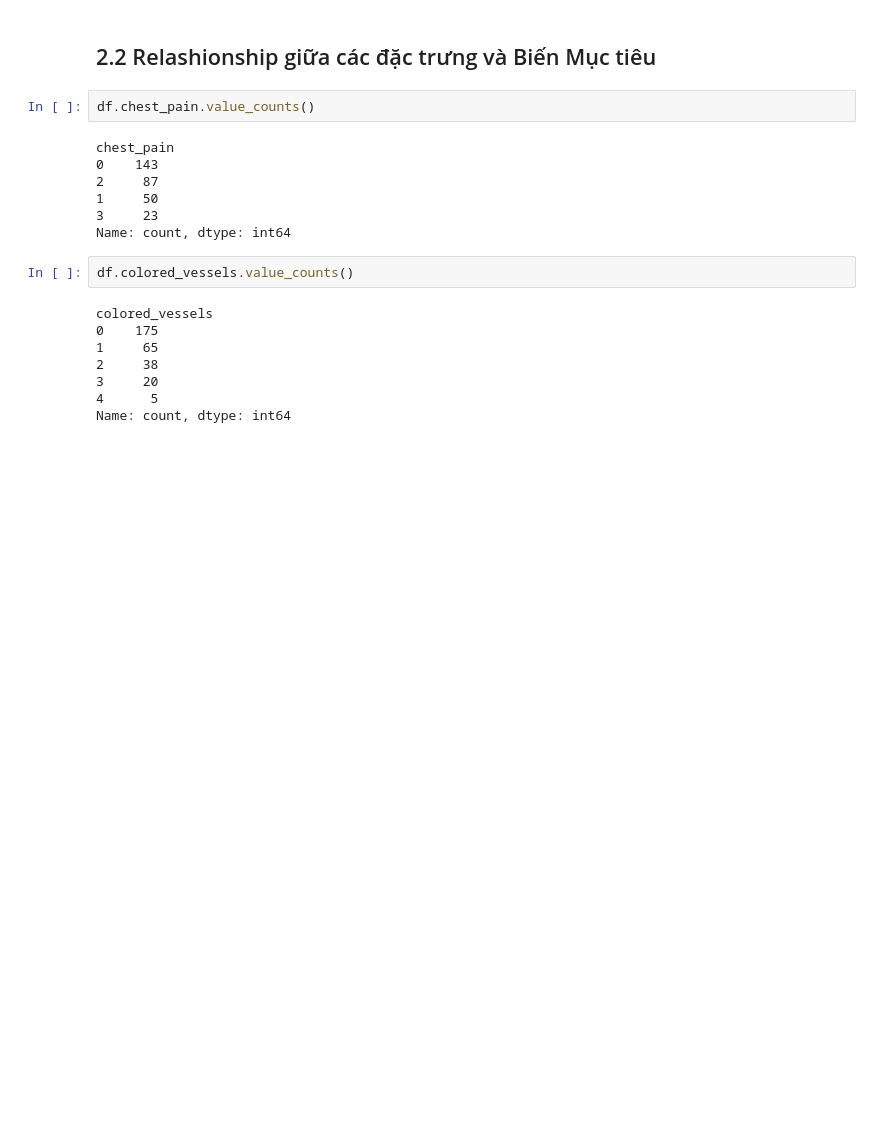
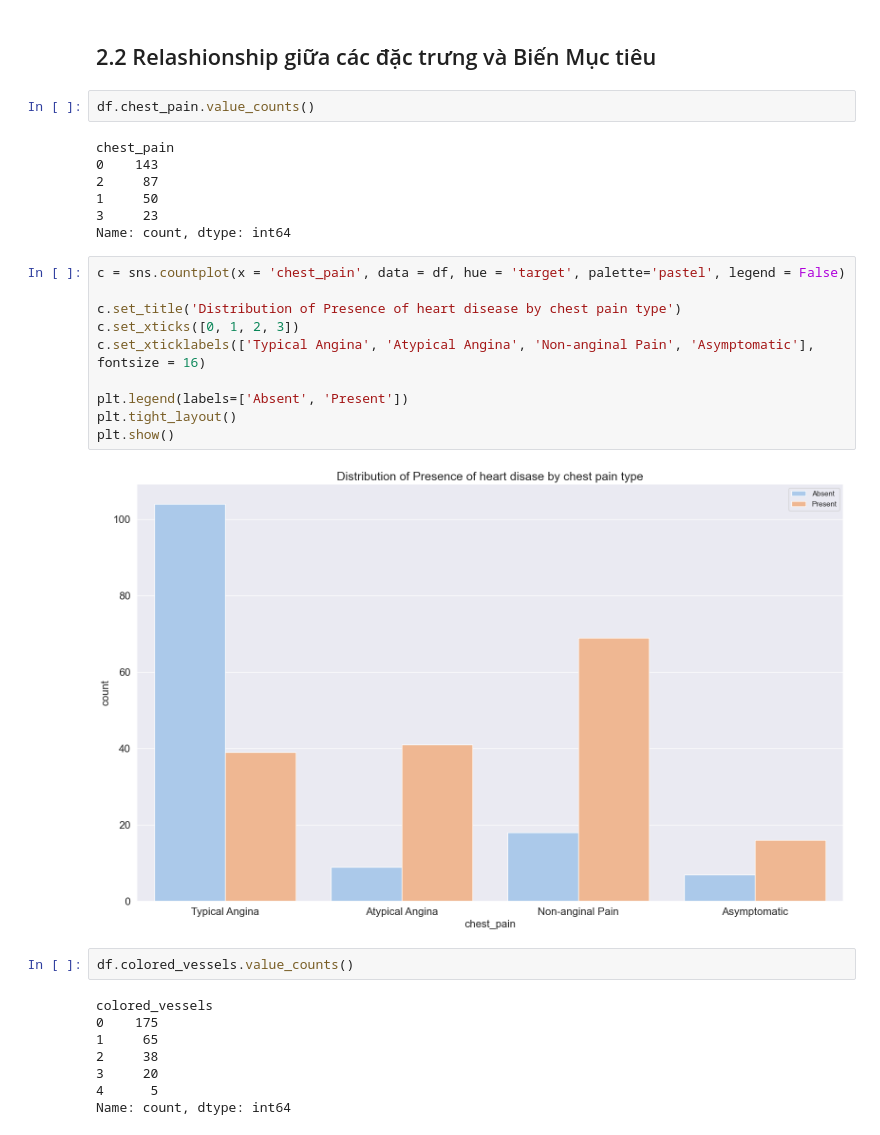
Before and after one commit to thuytienleee/Analyzing-the-Heart-Disease-Dataset, a Jupyter notebook: upload_dataset.ipynb, the cells around one changed output. Saved outputs shown, nothing was run; the diff lists cells and outputs as text; blank space fills up the shorter version.

```diff
--- a/upload_dataset.ipynb
+++ b/upload_dataset.ipynb
@@ -177,6 +178,18 @@ chest_pain
 1     50
 3     23
 Name: count, dtype: int64
+# %%
+c = sns.countplot(x = 'chest_pain', data = df, hue = 'target', palette='pastel', legend = False)
+
+c.set_title('Distribution of Presence of heart disease by chest pain type')
+c.set_xticks([0, 1, 2, 3])
+c.set_xticklabels(['Typical Angina', 'Atypical Angina', 'Non-anginal Pain', 'Asymptomatic'], fontsize = 16)
+
+plt.legend(labels=['Absent', 'Present'])
+plt.tight_layout()
+plt.show()
+# %% [output]
+[figure, added]
 # %%
 df.colored_vessels.value_counts()
 # %% [output]
```
Also changed, not shown: parts of 10 cells of this notebook.
